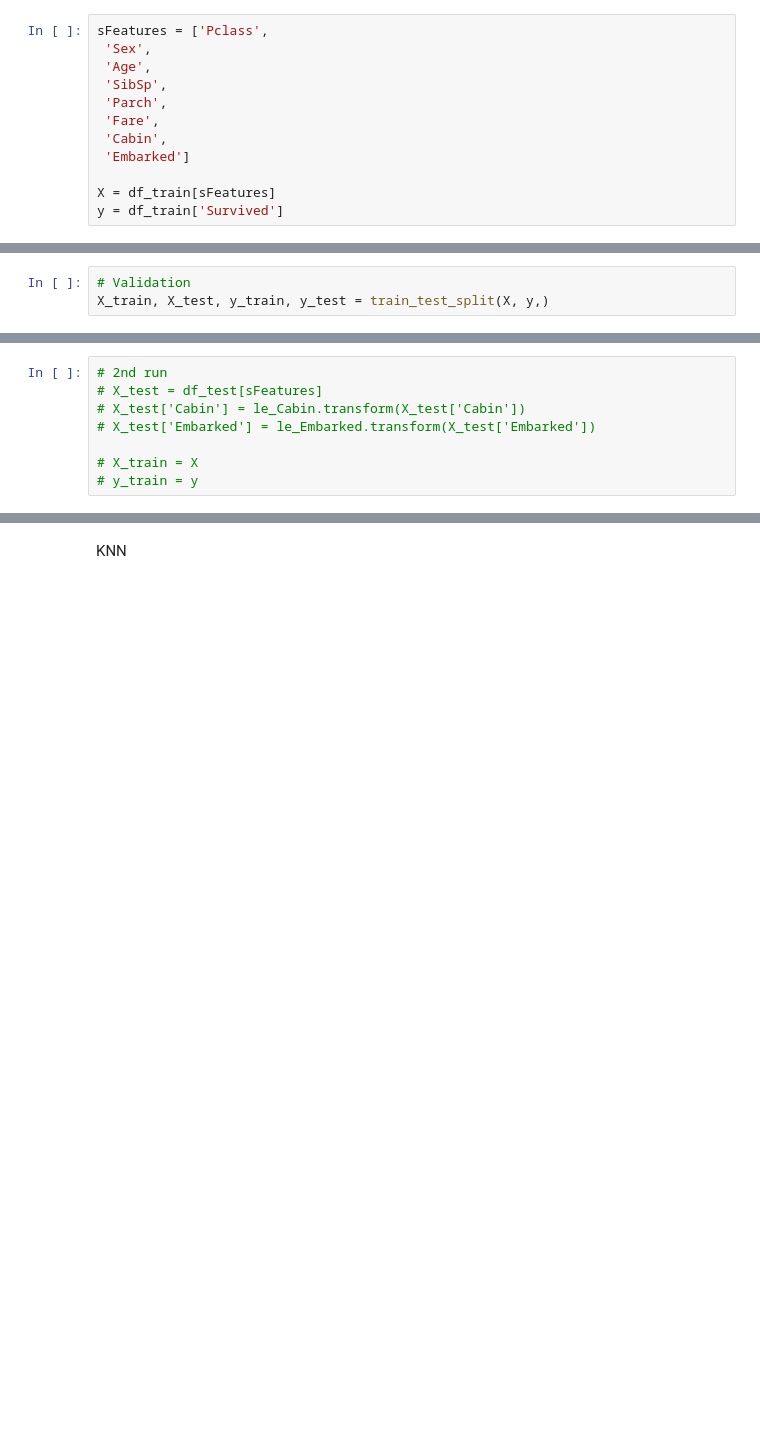
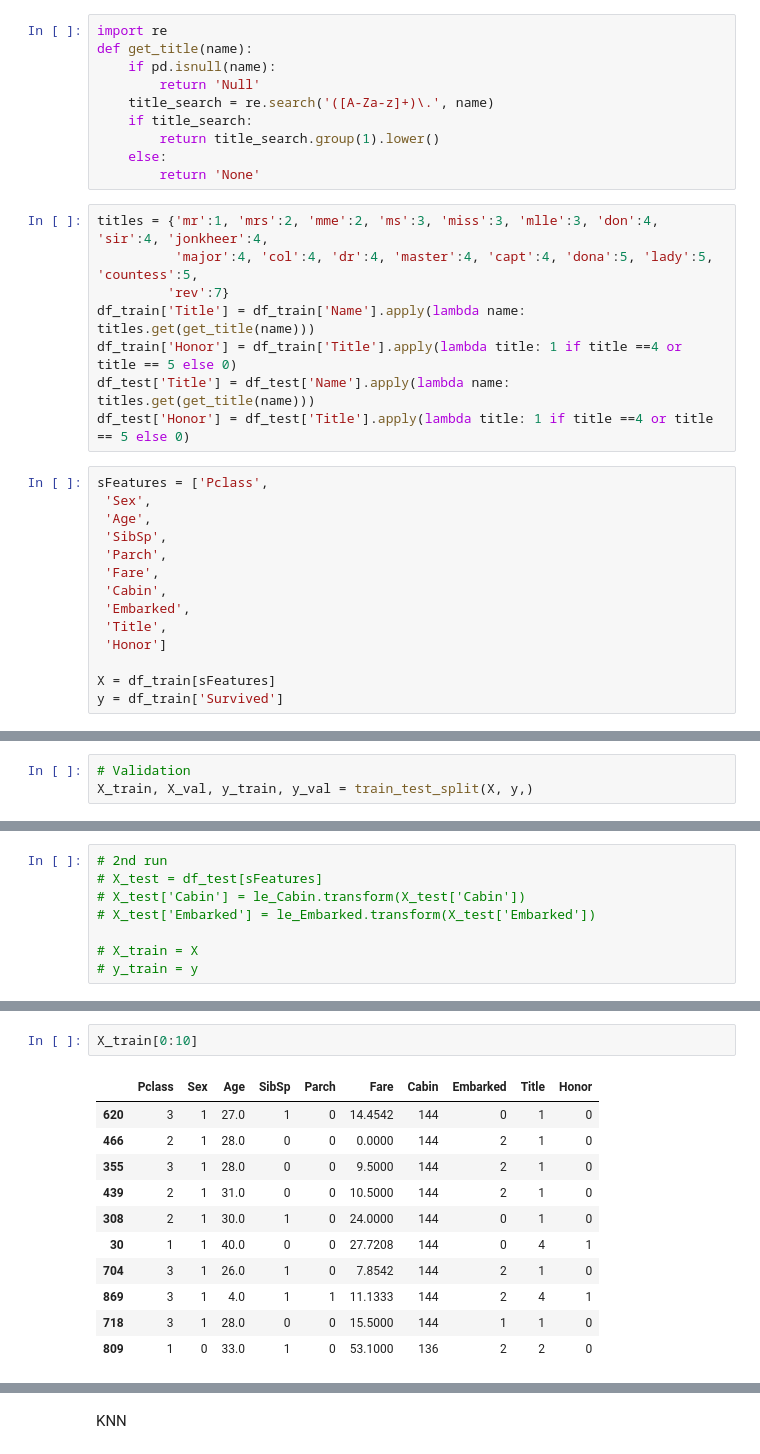
Before and after one commit to lamberthuangds/Titanic, a Jupyter notebook: Titanic_searchcv.ipynb, the cells around one changed output, grey strips where cells are left out. Saved outputs shown, nothing was run; the diff lists cells and outputs as text; blank space fills up the shorter version.

```diff
--- a/Titanic_searchcv.ipynb
+++ b/Titanic_searchcv.ipynb
@@ -53,3 +49,21 @@ df_test.shape
+# %%
+import re
+def get_title(name):
+    if pd.isnull(name):
+        return 'Null'
+    title_search = re.search('([A-Za-z]+)\.', name)
+    if title_search:
+        return title_search.group(1).lower()
+    else:
+        return 'None'
+# %%
+titles = {'mr':1, 'mrs':2, 'mme':2, 'ms':3, 'miss':3, 'mlle':3, 'don':4, 'sir':4, 'jonkheer':4,
+          'major':4, 'col':4, 'dr':4, 'master':4, 'capt':4, 'dona':5, 'lady':5, 'countess':5,
+         'rev':7}
+df_train['Title'] = df_train['Name'].apply(lambda name: titles.get(get_title(name)))
+df_train['Honor'] = df_train['Title'].apply(lambda title: 1 if title ==4 or title == 5 else 0)
+df_test['Title'] = df_test['Name'].apply(lambda name: titles.get(get_title(name)))
+df_test['Honor'] = df_test['Title'].apply(lambda title: 1 if title ==4 or title == 5 else 0)
 # %%
 sFeatures = ['Pclass',
  'Sex',
@@ -58,7 +72,9 @@ sFeatures = ['Pclass',
  'Parch',
  'Fare',
  'Cabin',
- 'Embarked']
+ 'Embarked',
+ 'Title',
+ 'Honor']
 
 X = df_train[sFeatures]
 y = df_train['Survived']
@@ -85,7 +101,7 @@ Try using .loc[row_indexer,col_indexer] = value instead
 See the caveats in the documentation: http://pandas.pydata.org/pandas-docs/stable/indexing.html#indexing-view-versus-copy
 # %%
 # Validation
-X_train, X_test, y_train, y_test = train_test_split(X, y,)
+X_train, X_val, y_train, y_val = train_test_split(X, y,)
 # %% [markdown]
 ### Skip this one for validation, after validation run below 2nd run
 Select the best estimator, then re-tain with whole X
@@ -110,0 +127,14 @@ X_plot.shape
+# %%
+X_train[0:10]
+# %% [output]
+|  | Pclass | Sex | Age | SibSp | Parch | Fare | Cabin | Embarked | Title | Honor |
+| 620 | 3 | 1 | 27.0 | 1 | 0 | 14.4542 | 144 | 0 | 1 | 0 |
+| 466 | 2 | 1 | 28.0 | 0 | 0 | 0.0000 | 144 | 2 | 1 | 0 |
+| 355 | 3 | 1 | 28.0 | 0 | 0 | 9.5000 | 144 | 2 | 1 | 0 |
+| 439 | 2 | 1 | 31.0 | 0 | 0 | 10.5000 | 144 | 2 | 1 | 0 |
+| 308 | 2 | 1 | 30.0 | 1 | 0 | 24.0000 | 144 | 0 | 1 | 0 |
+| 30 | 1 | 1 | 40.0 | 0 | 0 | 27.7208 | 144 | 0 | 4 | 1 |
+| 704 | 3 | 1 | 26.0 | 1 | 0 | 7.8542 | 144 | 2 | 1 | 0 |
+| 869 | 3 | 1 | 4.0 | 1 | 1 | 11.1333 | 144 | 2 | 4 | 1 |
+| 718 | 3 | 1 | 28.0 | 0 | 0 | 15.5000 | 144 | 1 | 1 | 0 |
+| 809 | 1 | 0 | 33.0 | 1 | 0 | 53.1000 | 136 | 2 | 2 | 0 |
```
Also changed, not shown: parts of 22 cells of this notebook, 2 other files.
